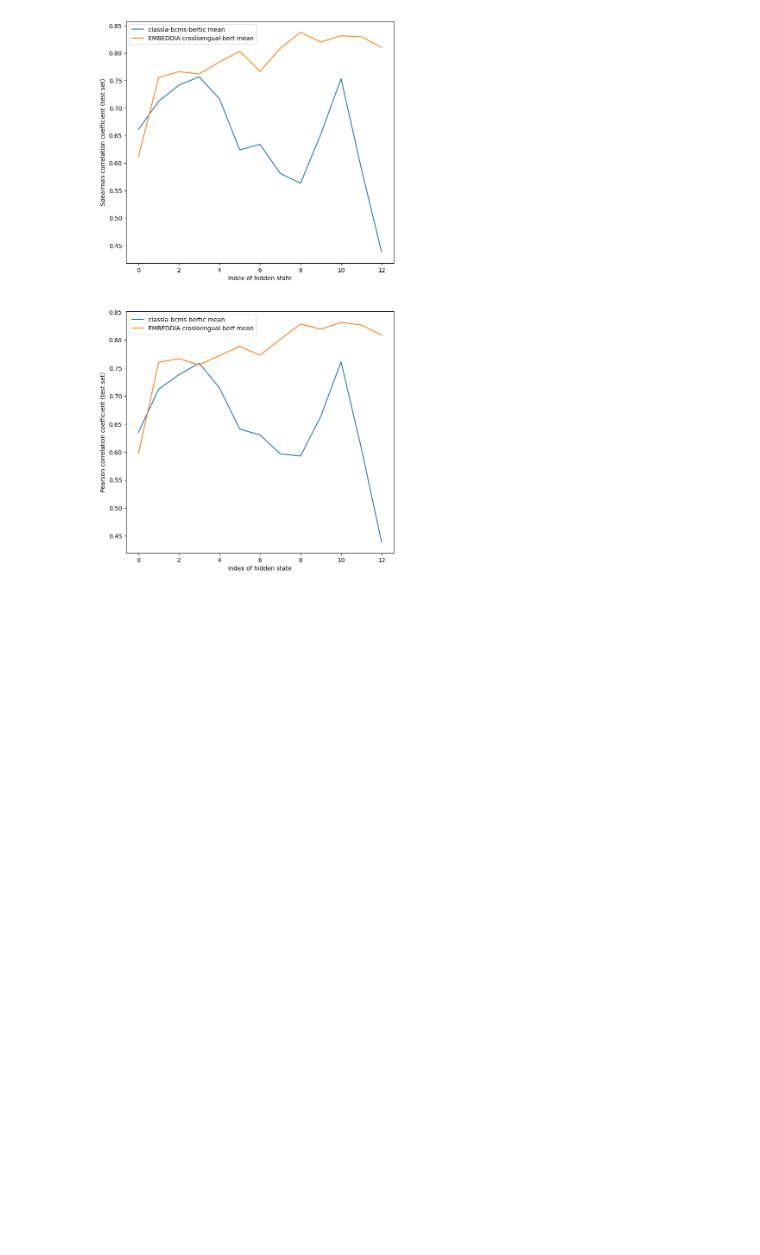
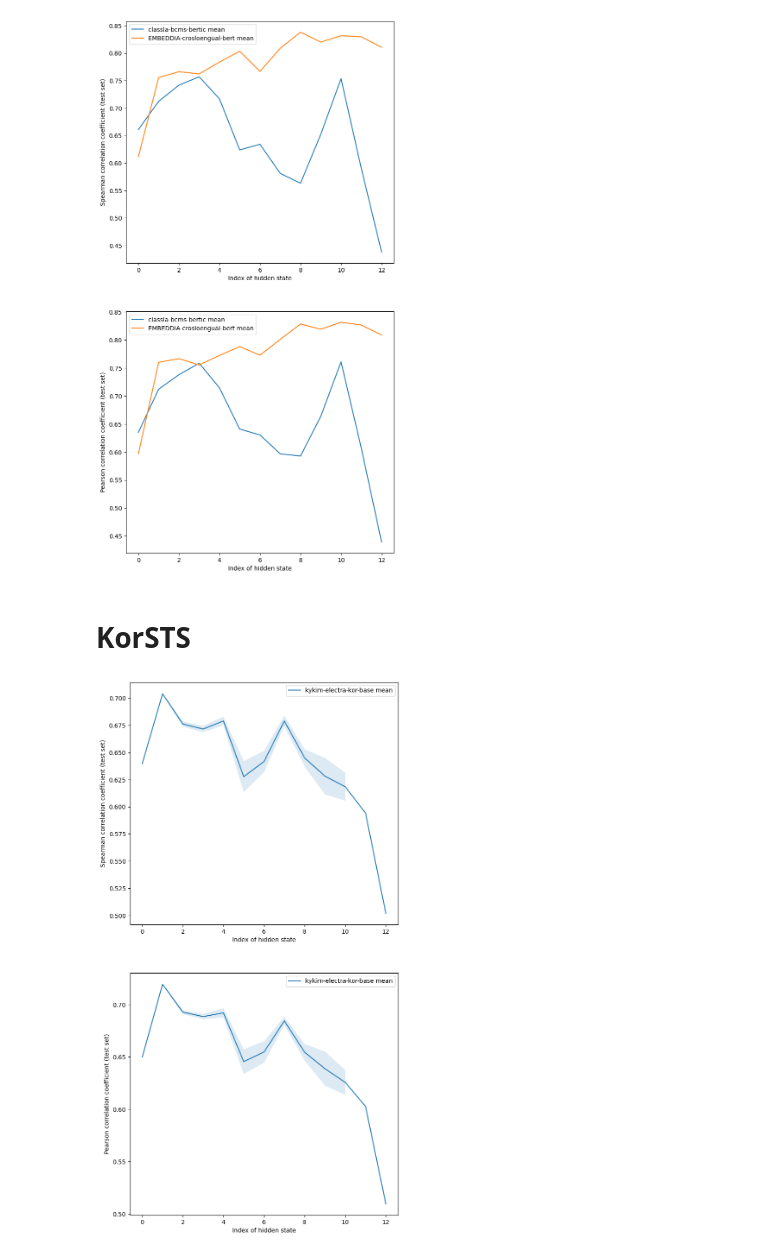
Before and after one commit to ir2718/similarity-embedding-quality, a Jupyter notebook: notebooks/comparison2.ipynb, the cells around one changed output. Drawn from its saved outputs; the diff is of its cells as text; code cells hidden in the pictures; blank space fills up the shorter version.

```diff
--- a/notebooks/comparison2.ipynb
+++ b/notebooks/comparison2.ipynb
@@ -222,3 +222,55 @@ for x in models:
         axs[1].legend()
 # %% [output]
 [figure]
+# %% [markdown]
+# KorSTS
+# %%
+models = [
+    ("kykim-electra-kor-base", ["mean"], 13),
+]
+
+fig, axs = plt.subplots(2, 1, figsize=(8, 16))
+
+for x in models:
+    m = x[0]
+    pool = x[1]
+    c = x[2]
+    for p in pool:
+        spearman, pearson = [], []
+        std_spearman, std_pearson = [], []
+        for i in range(c):
+            res = json.load(open(f"../output/{m}/{p}/{i}_to_{i+1}/test_resultskor_sts.json"))
+
+            std_1 = res["stdev_cosine_spearman_test"]
+            mean_1 = res["mean_cosine_spearman_test"]
+            std_spearman.append((mean_1-std_1, mean_1+std_1))
+            spearman.append(mean_1)
+
+            std_2 = res["stdev_cosine_pearson_test"]
+            mean_2 = res["mean_cosine_pearson_test"]
+            std_pearson.append((mean_2-std_2, mean_2+std_2))
+            pearson.append(mean_2)
+
+        axs[0].plot(spearman, label=f"{m} {p}")
+        axs[0].fill_between(
+            np.array(list(range(c))),
+            np.array(std_spearman)[:,0],
+            np.array(std_spearman)[:,1],
+            alpha=0.15
+        )
+        axs[0].set_xlabel("Index of hidden state")
+        axs[0].set_ylabel("Spearman correlation coefficient (test set)")
+        axs[0].legend()
+
+        axs[1].plot(pearson, label=f"{m} {p}")
+        axs[1].fill_between(
+            np.array(list(range(c))),
+            np.array(std_pearson)[:,0],
+            np.array(std_pearson)[:,1],
+            alpha=0.15
+        )
+        axs[1].set_xlabel("Index of hidden state")
+        axs[1].set_ylabel("Pearson correlation coefficient (test set)")
+        axs[1].legend()
+# %% [output]
+[figure, added]
```
Also changed, not shown: 4 other files.
